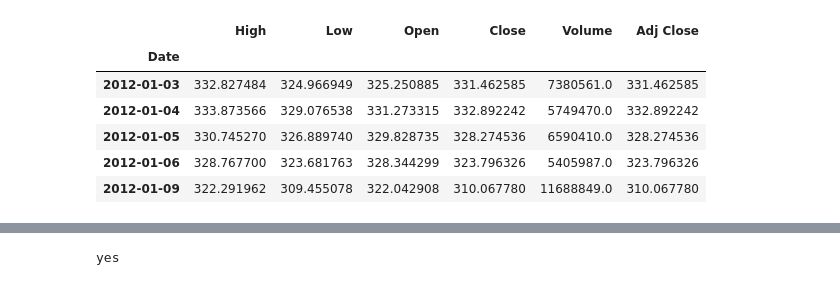
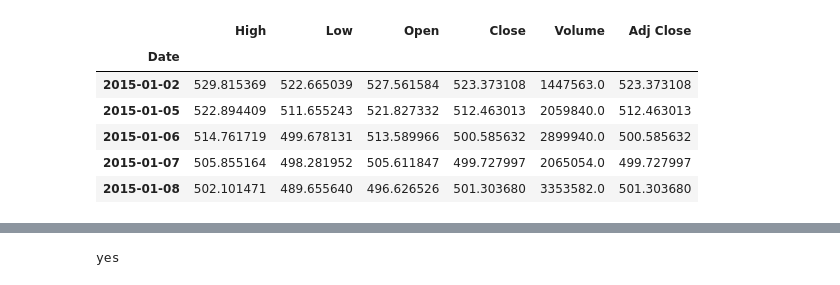
Before and after one commit to BitcoinInvestAnalysis/Capstone, a Jupyter notebook: formula_try_out.ipynb, the cells around one changed output, grey strips where cells are left out. Cells and saved outputs as stored; diff of their text form; code cells hidden in the pictures.

```diff
--- a/formula_try_out.ipynb
+++ b/formula_try_out.ipynb
@@ -11,19 +11,19 @@ import api_function
 import stock_function
 # %%
 company = "GOOG"
-start = dt.date(2012, 1, 1)
-end = dt.date(2021, 12, 31)
+start = dt.date(2015, 1, 1)
+end = dt.date.today()
 
 df_apple = web.DataReader(company, "yahoo", start, end)
 df_apple.head()
 # %% [output]
 |  | High | Low | Open | Close | Volume | Adj Close |
 | Date |  |  |  |  |  |  |
-| 2012-01-03 | 332.827484 | 324.966949 | 325.250885 | 331.462585 | 7380561.0 | 331.462585 |
-| 2012-01-04 | 333.873566 | 329.076538 | 331.273315 | 332.892242 | 5749470.0 | 332.892242 |
-| 2012-01-05 | 330.745270 | 326.889740 | 329.828735 | 328.274536 | 6590410.0 | 328.274536 |
-| 2012-01-06 | 328.767700 | 323.681763 | 328.344299 | 323.796326 | 5405987.0 | 323.796326 |
-| 2012-01-09 | 322.291962 | 309.455078 | 322.042908 | 310.067780 | 11688849.0 | 310.067780 |
+| 2015-01-02 | 529.815369 | 522.665039 | 527.561584 | 523.373108 | 1447563.0 | 523.373108 |
+| 2015-01-05 | 522.894409 | 511.655243 | 521.827332 | 512.463013 | 2059840.0 | 512.463013 |
+| 2015-01-06 | 514.761719 | 499.678131 | 513.589966 | 500.585632 | 2899940.0 | 500.585632 |
+| 2015-01-07 | 505.855164 | 498.281952 | 505.611847 | 499.727997 | 2065054.0 | 499.727997 |
+| 2015-01-08 | 502.101471 | 489.655640 | 496.626526 | 501.303680 | 3353582.0 | 501.303680 |
 # %%
 def add_log_returns_column(df, start_date, end_date):
     df.columns = [col.replace(" ", "_").lower() for col in df.columns]
```
Also changed, not shown: 3 other files.
